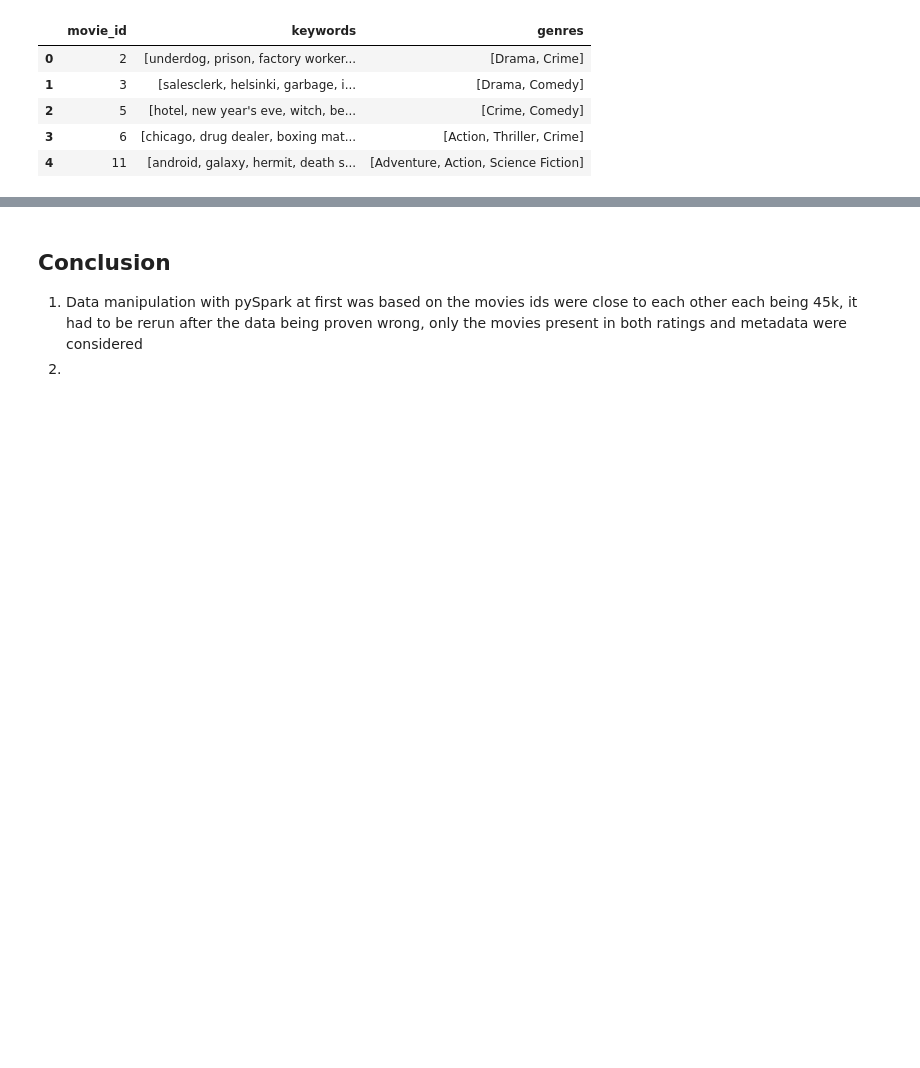
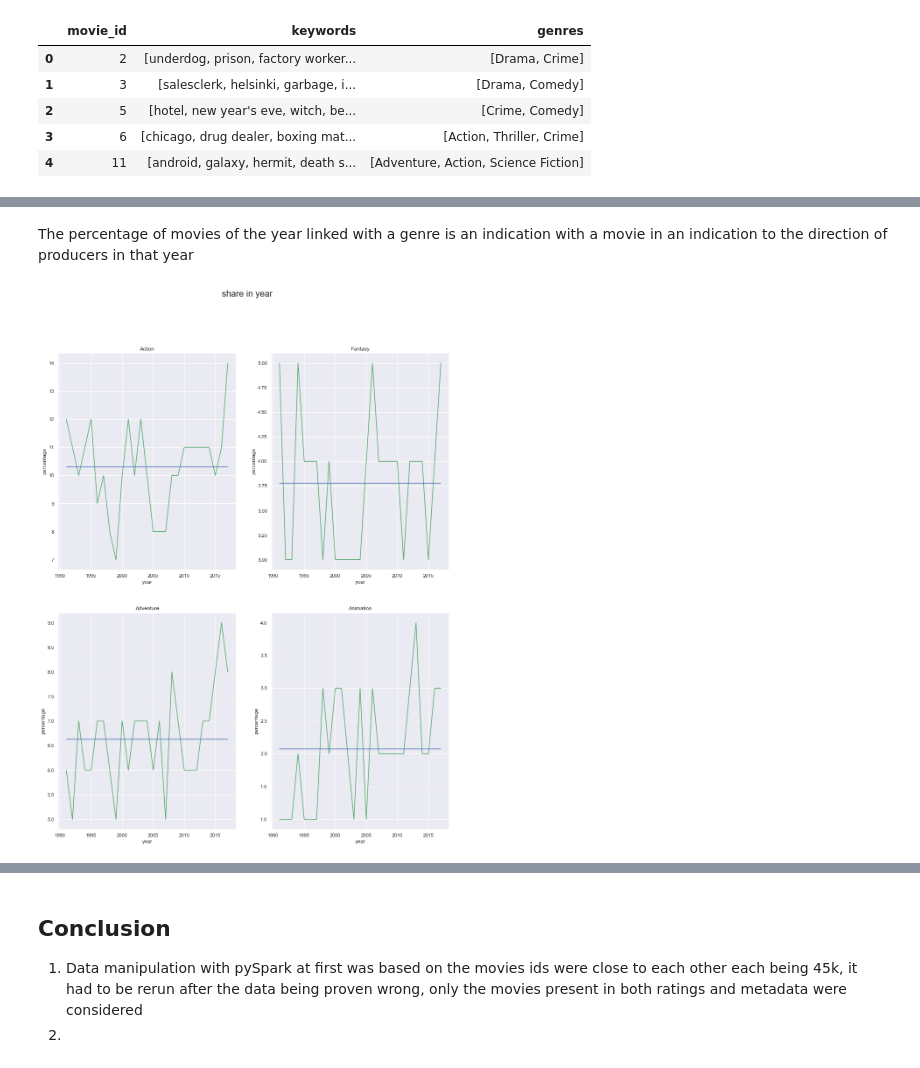
Before and after one commit to mohsayed27/TMDbAnalysis, a Jupyter notebook: TMDbAnalaysis.ipynb, the cells around one changed output, grey strips where cells are left out. Drawn from its saved outputs; the diff is of its cells as text; code cells hidden in the pictures; blank space fills up the shorter version.

```diff
--- a/TMDbAnalaysis.ipynb
+++ b/TMDbAnalaysis.ipynb
@@ -919,0 +1576,21 @@ movies_gp.head()
+# %% [markdown]
+The percentage of movies of the year linked with a genre is an indication with a movie in an indication to the direction of producers in that year
+# %%
+#define plotting region (4 rows, 5 columns)
+fig, axes = plt.subplots(2, 2, figsize= (16,20))
+
+plt.suptitle('share in year', fontsize= 20)
+
+genres_names = ['Action', 'Fantasy', 'Adventure', 'Animation']
+for i in range(2):
+    for j in range(2):
+        g = genres_names[2*i + j]
+        axes[i, j].set_xlabel('year')
+        axes[i, j].set_ylabel('percentage')
+        axes[i, j].set_title(g)
+        share = 100 * (trend_agg[trend_agg.genre == g].reset_index().num_movies / movie_peryear.num_movies).round(2)
+        h = 27 * [np.mean(share)]
+        sns.lineplot(x= movie_peryear.release_year, y= share, color= 'g', ax= axes[i,j])
+        sns.lineplot(x= movie_peryear.release_year, y= h, color= 'b', ax= axes[i,j])
+# %% [output]
+[figure, added]
```
Also changed, not shown: parts of 97 cells of this notebook.
